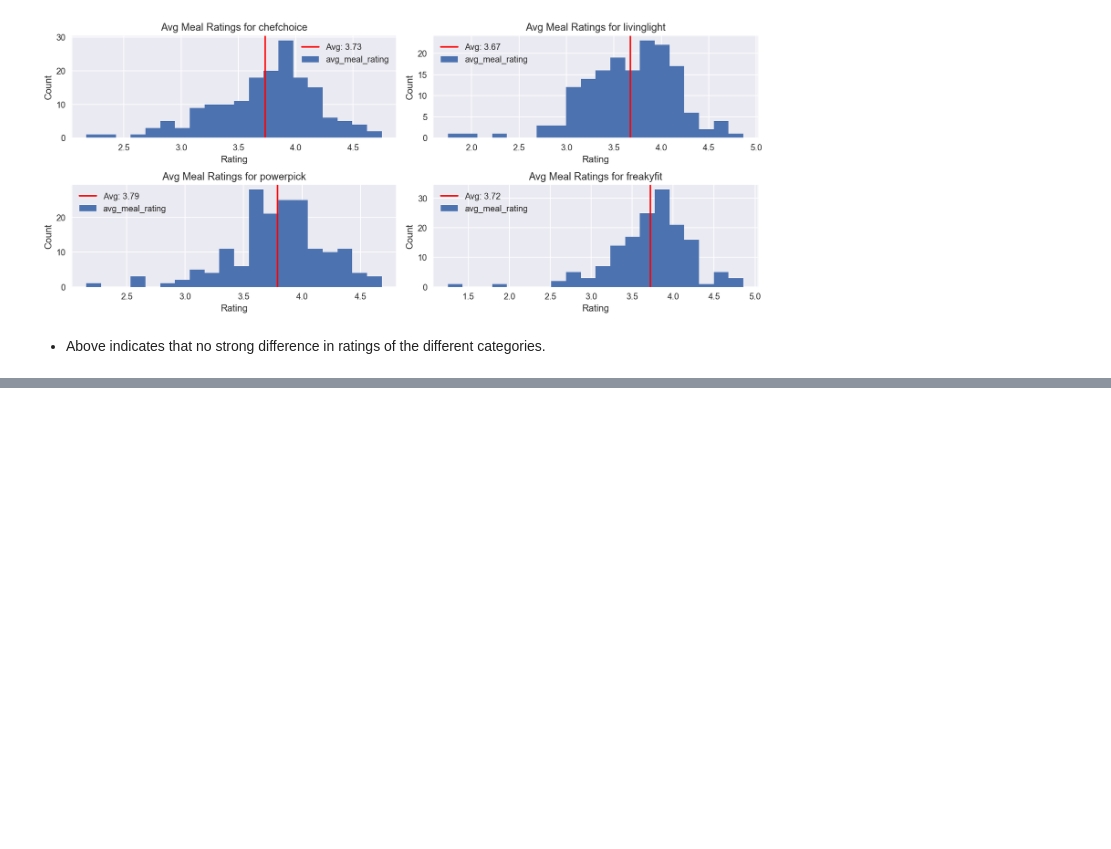
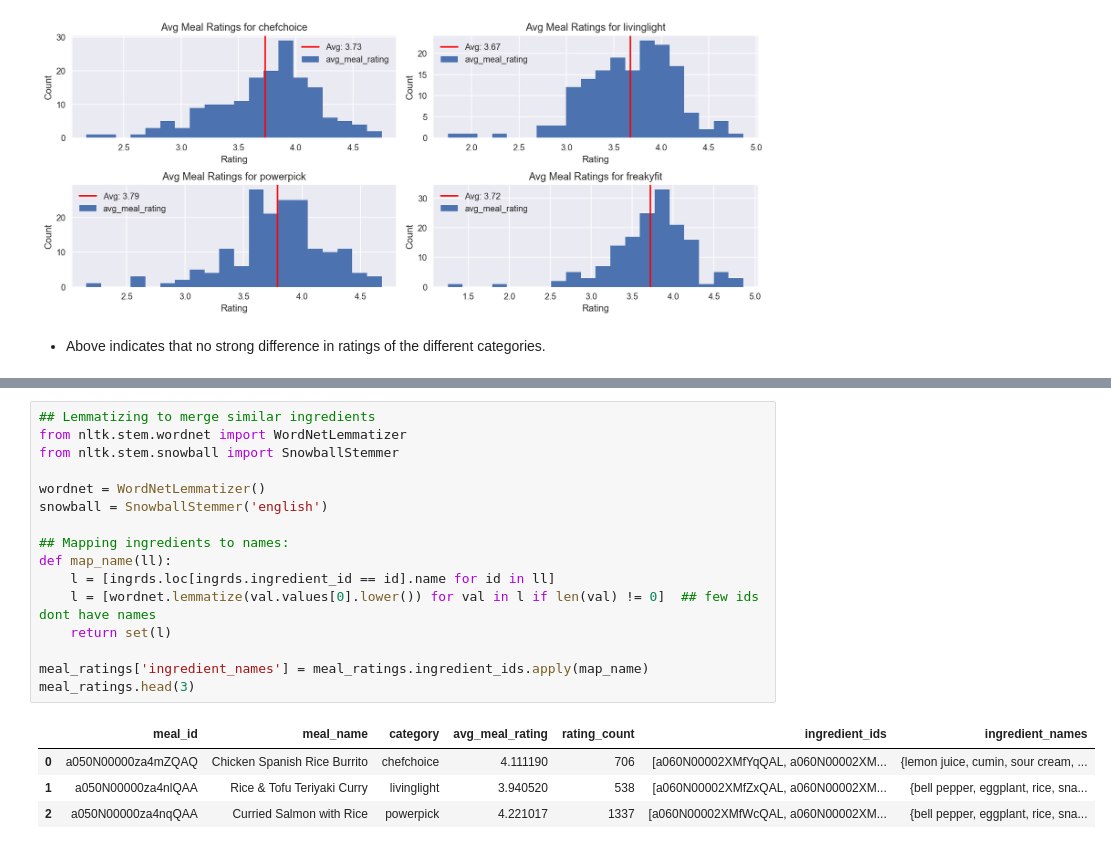
Before and after one commit to noahschumacher/smunch-user-food-analysis, a Jupyter notebook: eda/eda3_rating.ipynb, the cells around one changed output, grey strips where cells are left out. Saved outputs shown, nothing was run; the diff lists cells and outputs as text; blank space fills up the shorter version.

```diff
--- a/eda/eda3_rating.ipynb
+++ b/eda/eda3_rating.ipynb
@@ -79,0 +92,21 @@ plt.show()
+# %%
+## Lemmatizing to merge similar ingredients
+from nltk.stem.wordnet import WordNetLemmatizer
+from nltk.stem.snowball import SnowballStemmer
+
+wordnet = WordNetLemmatizer()
+snowball = SnowballStemmer('english')
+
+## Mapping ingredients to names:
+def map_name(ll):
+    l = [ingrds.loc[ingrds.ingredient_id == id].name for id in ll]
+    l = [wordnet.lemmatize(val.values[0].lower()) for val in l if len(val) != 0]  ## few ids dont have names
+    return set(l)
+
+meal_ratings['ingredient_names'] = meal_ratings.ingredient_ids.apply(map_name)
+meal_ratings.head(3)
+# %% [output]
+|  | meal_id | meal_name | category | avg_meal_rating | rating_count | ingredient_ids | ingredient_names |
+| 0 | a050N00000za4mZQAQ | Chicken Spanish Rice Burrito | chefchoice | 4.111190 | 706 | [a060N00002XMfYqQAL, a060N00002XM... | {lemon juice, cumin, sour cream, ... |
+| 1 | a050N00000za4nlQAA | Rice & Tofu Teriyaki Curry | livinglight | 3.940520 | 538 | [a060N00002XMfZxQAL, a060N00002XM... | {bell pepper, eggplant, rice, sna... |
+| 2 | a050N00000za4nqQAA | Curried Salmon with Rice | powerpick | 4.221017 | 1337 | [a060N00002XMfWcQAL, a060N00002XM... | {bell pepper, eggplant, rice, sna... |
```
Also changed, not shown: parts of 6 cells of this notebook.
